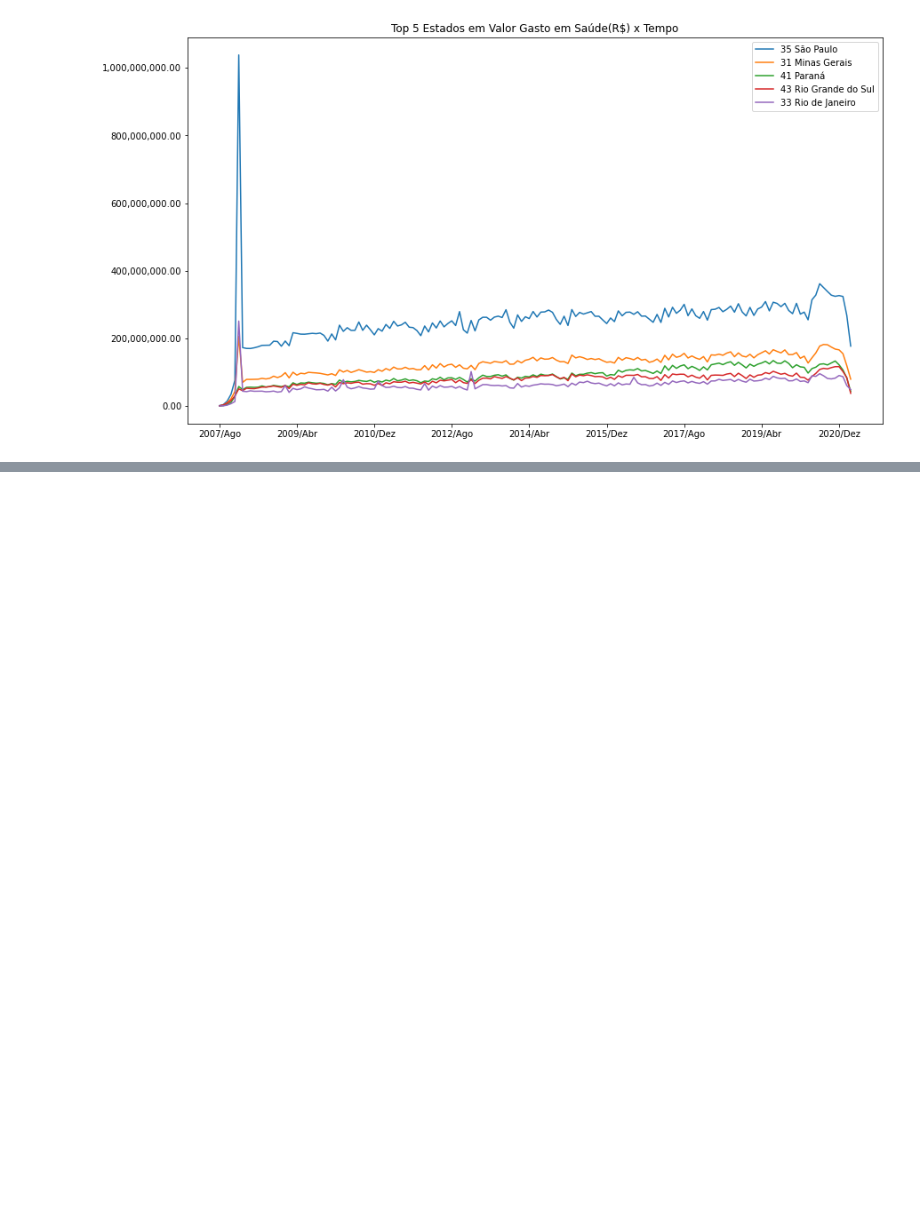
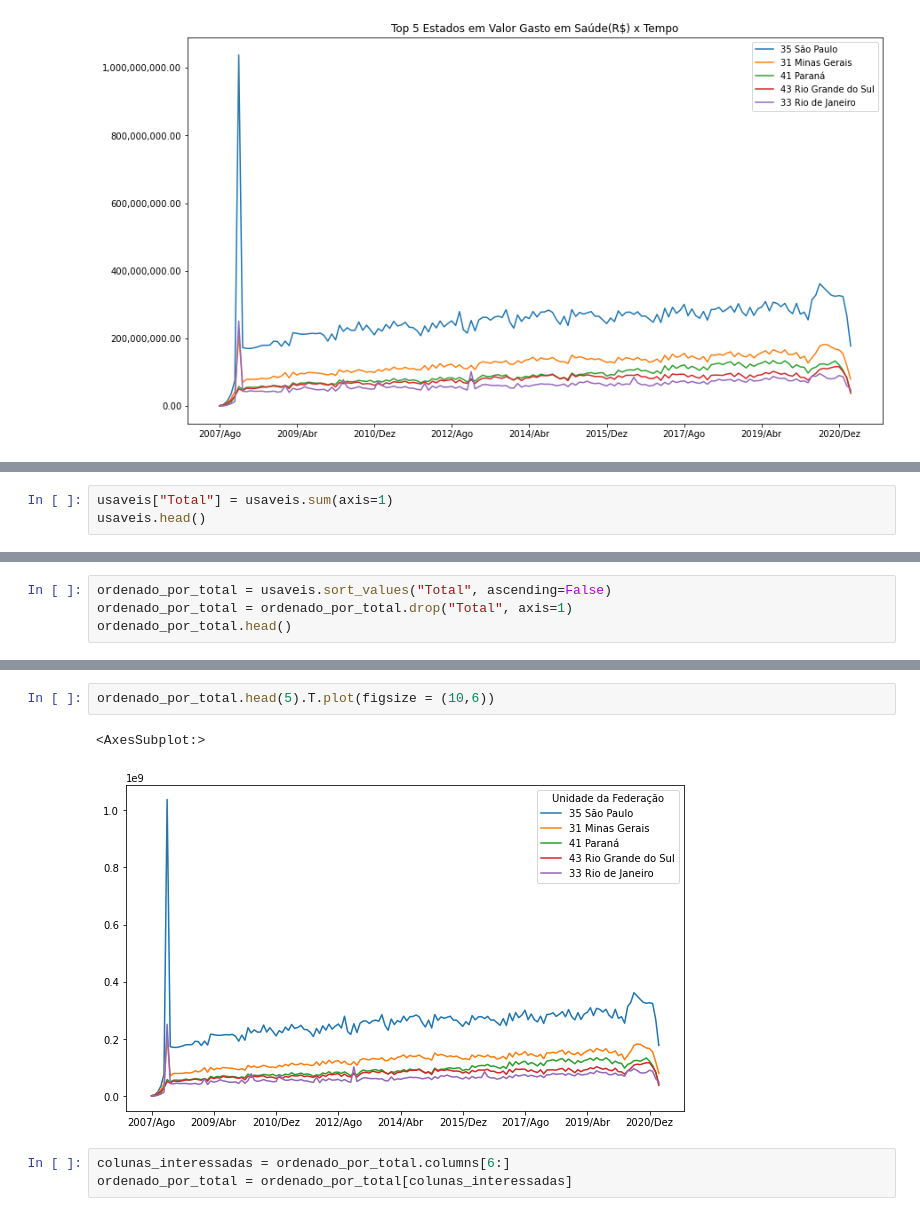
Before and after one commit to iplusl/Bootcamp_Data_Science, a Jupyter notebook: Modulo1/notebooks/Modulo1.ipynb, the cells around one changed output, grey strips where cells are left out. Saved outputs shown, nothing was run; the diff lists cells and outputs as text; blank space fills up the shorter version.

```diff
--- a/Modulo1/notebooks/Modulo1.ipynb
+++ b/Modulo1/notebooks/Modulo1.ipynb
@@ -483,0 +559,3 @@ plt.show()
+# %%
+usaveis["Total"] = usaveis.sum(axis=1)
+usaveis.head()
@@ -483,0 +571,4 @@ plt.show()
+# %%
+ordenado_por_total = usaveis.sort_values("Total", ascending=False)
+ordenado_por_total = ordenado_por_total.drop("Total", axis=1)
+ordenado_por_total.head()
@@ -483,0 +584,8 @@ plt.show()
+# %%
+ordenado_por_total.head(5).T.plot(figsize = (10,6))
+# %% [output]
+<AxesSubplot:>
+[figure, added]
+# %%
+colunas_interessadas = ordenado_por_total.columns[6:]
+ordenado_por_total = ordenado_por_total[colunas_interessadas]
```
Also changed, not shown: parts of 20 cells of this notebook.
